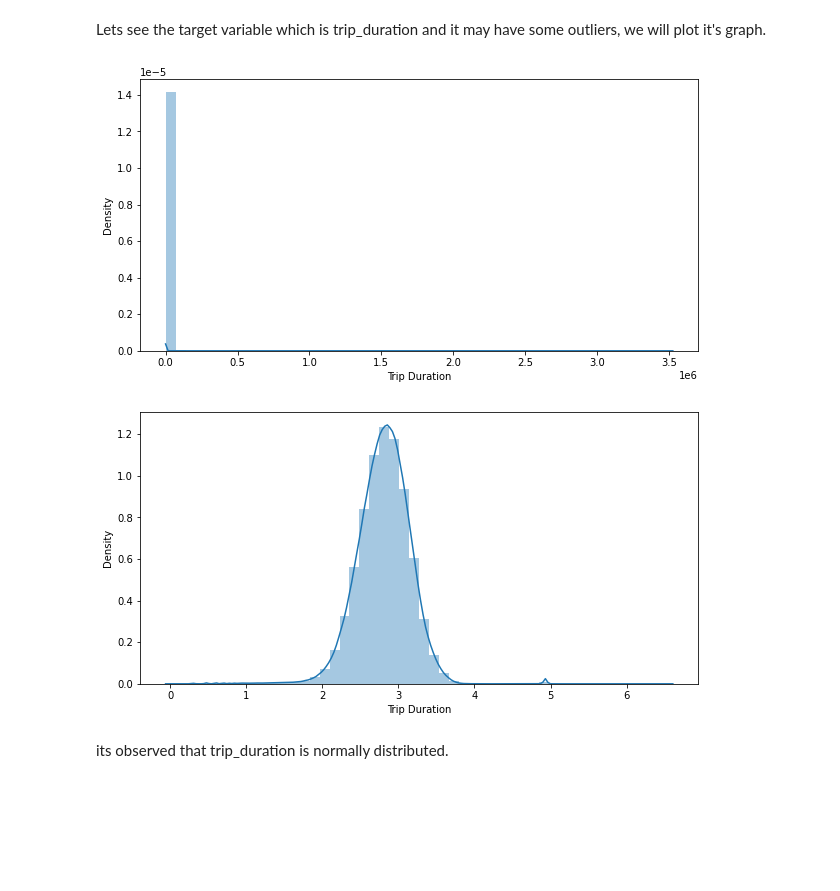
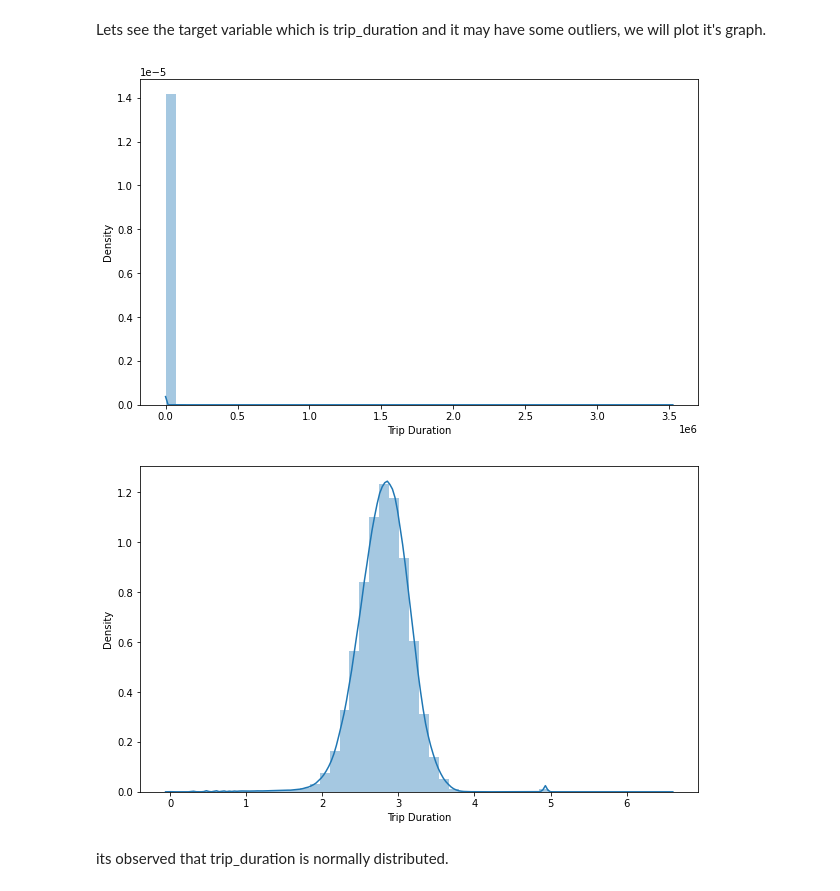
Before and after one commit to bysubanji/Nyc_taxi_ride_duration_prediction, a Jupyter notebook: NYC_Taxi_trip_time_Prediction_Bhaskarsubanji.ipynb, the cells around one changed output. Cells and saved outputs as stored; diff of their text form; code cells hidden in the pictures; blank space fills up the shorter version.

```diff
--- a/NYC_Taxi_trip_time_Prediction_Bhaskarsubanji.ipynb
+++ b/NYC_Taxi_trip_time_Prediction_Bhaskarsubanji.ipynb
@@ -248,21 +249,21 @@ data.head()
 Lets see the target variable which is trip_duration
 and it may have some outliers, we will plot it's graph.
 # %%
-# 'trip_duration' a dependent variable
-plt.figure(figsize = (10,5))
+# 'trip_duration' is a dependent variable
+plt.figure(figsize = (10,6))
 sns.distplot((data['trip_duration']))
 plt.xlabel('Trip Duration')
 plt.show()
 # %% [output]
-[figure, old version]
+[figure, new version]
 # %%
 # This shows right skewness, hence apply the log10 to transform it to the normal distribution.
-plt.figure(figsize = (10,5))
+plt.figure(figsize = (10,6))
 sns.distplot(np.log10(data['trip_duration']))
 plt.xlabel('Trip Duration')
 plt.show()
 # %% [output]
-[figure, old version]
+[figure, new version]
 # %% [markdown]
 its observed that trip_duration is normally distributed.
 # %% [markdown]
```
Also changed, not shown: parts of 110 cells of this notebook.
